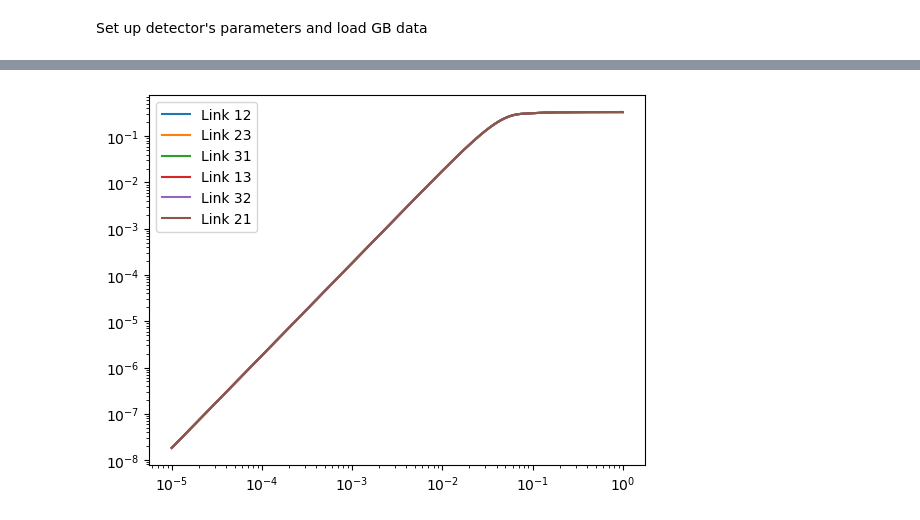
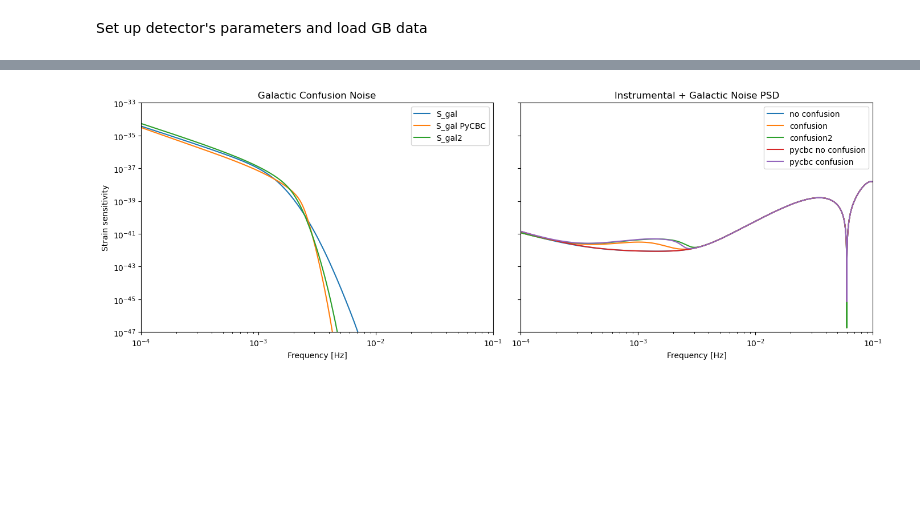
Before and after one commit to aacravi/snr-calculation, a Jupyter notebook: run-snr-script.ipynb, the cells around one changed output, grey strips where cells are left out. Saved outputs shown, nothing was run; the diff lists cells and outputs as text; code cells hidden in the pictures; blank space fills up the shorter version.

Commit message:
Changes in galactic foreground psd

```diff
--- a/run-snr-script.ipynb
+++ b/run-snr-script.ipynb
@@ -183,20 +186,38 @@ strain_cov.shape
-# %%
-
-psd = noise_psd_AE_gal(fra, 2.5e9/constants.c)
-psd_nog = noise_psd_AE(fra,2.5e9/constants.c)
-psd2 = noise_psd_AE_gal2(fra, 2.5e9/constants.c, 4*365*24*3600)
-signal_cov_eta = segwo.response.compute_isotropic_signal_cov(fra, ltts, positions)
-for i, mosa in enumerate(orbits.LINKS):
-    plt.loglog(fra, np.abs(signal_cov_eta[0, :, i, i]), label=f"Link {mosa}")
-#plt.loglog(fra,psd_nog, label='no confusion')
-#plt.loglog(fra, analytical_psd_lisa_tdi_AE_confusion(len(fra), df, fmin,tdi=1.5, duration=4), label='pycbc gal')
-#plt.loglog(fra, analytical_psd_lisa_tdi_AE(len(fra), df, fmin,tdi=1.5), label ='pycbc full')
-#plt.loglog(fra, S_gal(fra),  label ='gal')
-#plt.loglog(fra, S_gal2(fra, 4*365*24*3600), label='gal2')
-#plt.loglog(fra,psd, label='confusion')
-#plt.loglog(fra,psd2, label='confusion 2')
-#plt.xlim(1e-4,1e-1)
-#plt.ylim(1e-47, 1e-29)
-plt.legend()
-# %% [output]
-[figure, removed]
+# %%
+from pycbc.psd.analytical_space import confusion_fit_lisa
+
+psd = noise_psd_AE_gal(fra, 2.5e9/constants.c, tdi=1.5)
+psd_nog = noise_psd_AE(fra,2.5e9/constants.c, tdi=1.5)
+psd2 = noise_psd_AE_gal2(fra, 2.5e9/constants.c, 4, tdi=1.5)
+
+fig, (ax1, ax2) = plt.subplots(1, 2, figsize=(14, 5), sharex=True, sharey=True)
+
+ax1.loglog(fra, S_gal(fra, L),           label="S_gal")
+ax1.loglog(fra, confusion_fit_lisa(len(fra), df, fmin, duration=4), label="S_gal PyCBC")
+ax1.loglog(fra, S_gal2(fra, L, 4), label="S_gal2")
+
+ax1.set_title("Galactic Confusion Noise")
+ax1.set_xlim(1e-4, 1e-1)
+ax1.set_ylim(1e-47, 1e-33)
+ax1.set_xlabel("Frequency [Hz]")
+ax1.set_ylabel("Strain sensitivity")
+ax1.legend()
+
+# -------------------------------------------------------------
+ax2.loglog(fra, psd_nog, label="no confusion")
+ax2.loglog(fra, psd,     label="confusion")
+ax2.loglog(fra, psd2, label='confusion2')
+ax2.loglog(fra, analytical_psd_lisa_tdi_AE(len(fra), df, fmin,tdi=1.5), label='pycbc no confusion')
+ax2.loglog(fra, analytical_psd_lisa_tdi_AE_confusion(len(fra), df, fmin,tdi=1.5, duration=4), label='pycbc confusion')
+
+ax2.set_title("Instrumental + Galactic Noise PSD")
+ax2.set_xlabel("PSD")
+ax2.set_xlim(1e-4, 1e-1)
+ax2.set_ylim(1e-47, 1e-33)
+ax2.set_xlabel("Frequency [Hz]")
+ax2.legend()
+
+plt.tight_layout()
+plt.show()
+# %% [output]
+[figure, added]
```
Also changed, not shown: parts of 6 cells of this notebook, 1 other file.
